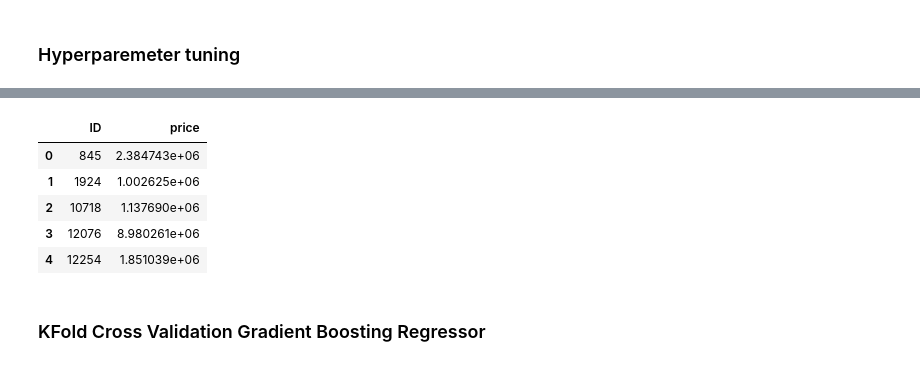
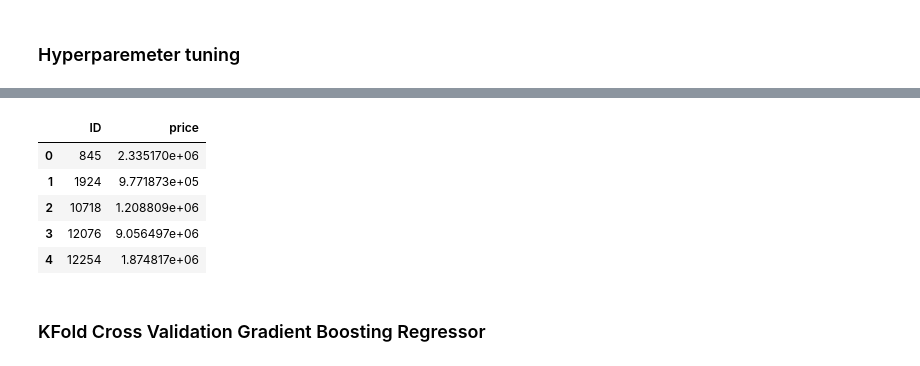
Before and after one commit to veronicaeyo/house_price_prediction, a Jupyter notebook: house_prediction.ipynb, the cells around one changed output, grey strips where cells are left out. Drawn from its saved outputs; the diff is of its cells as text; code cells hidden in the pictures.

```diff
--- a/house_prediction.ipynb
+++ b/house_prediction.ipynb
@@ -84,0 +140,5 @@ memory usage: 1.1+ MB
+# %%
+# create a new column 'title_rank' that contains the ranks of the 'title' column
+df['title_rank'] = df['title'].map(title_ranks)
+# %%
+df.drop('title', axis=1, inplace=True)
@@ -176,7 +272,7 @@ dtype: int64
 le = LabelEncoder()
 
 # encode location amd title
-for col in ["loc", "title"]:
+for col in ["loc", "region"]:
     le = le.fit(df_train[col])
     df_train[col] = le.transform(df_train[col])
     df_test[col] = le.transform(df_test[col])
@@ -389,24 +476,24 @@ RMSE: 580,149
 # %% [markdown]
 ### Hyperparemeter tuning
 # %%
-# Define the hyperparameters to tune
-param_grid = {
-    "n_estimators": [100, 200, 300],
-    "max_depth": [3, 5, 7],
-    "learning_rate": [0.01, 0.1, 1],
-}
+# # Define the hyperparameters to tune
+# param_grid = {
+#     "n_estimators": [100, 200, 300],
+#     "max_depth": [3, 5, 7],
+#     "learning_rate": [0.01, 0.1, 1],
+# }
 
-# Create a Gradient Boosting model
-model = GradientBoostingRegressor()
+# # Create a Gradient Boosting model
+# model = GradientBoostingRegressor()
 
-# Create a GridSearchCV object
-grid_search = GridSearchCV(
-    model, param_grid, cv=5, scoring="neg_root_mean_squared_error", n_jobs=-1
-)
+# # Create a GridSearchCV object
+# grid_search = GridSearchCV(
+#     model, param_grid, cv=5, scoring="neg_root_mean_squared_error", n_jobs=-1
+# )
 
-# Fit the GridSearchCV object to the training data
-grid_search.fit(X_train, y_train)
+# # Fit the GridSearchCV object to the training data
+# grid_search.fit(X_train, y_train)
 
-# Print the best hyperparameters and the corresponding RMSE score
-print("Best hyperparameters:", grid_search.best_params_)
-print("RMSE score:", f"{ -grid_search.best_score_:,.0f}")
+# # Print the best hyperparameters and the corresponding RMSE score
+# print("Best hyperparameters:", grid_search.best_params_)
+# print("RMSE score:", f"{ -grid_search.best_score_:,.0f}")
@@ -450,17 +534,18 @@ RMSE: 541,897
 # %%
 predictions = gb_model.predict(X_test)
 
 sample_sub['price'] = predictions
-sample_sub.to_csv('submissions/gb_regressor_tuned_sub.csv', index=False)
+sample_sub.to_csv('submissions/gb_regressor_tuned_feat_engineering.csv', index=False)
 sample_sub.head()
 
 # 362891.4090 on LB
+# 358028.1369 on LB with feature engeneering
 # %% [output]
 |  | ID | price |
-| 0 | 845 | 2.384743e+06 |
-| 1 | 1924 | 1.002625e+06 |
-| 2 | 10718 | 1.137690e+06 |
-| 3 | 12076 | 8.980261e+06 |
-| 4 | 12254 | 1.851039e+06 |
+| 0 | 845 | 2.335170e+06 |
+| 1 | 1924 | 9.771873e+05 |
+| 2 | 10718 | 1.208809e+06 |
+| 3 | 12076 | 9.056497e+06 |
+| 4 | 12254 | 1.874817e+06 |
 # %% [markdown]
 ### KFold Cross Validation Gradient Boosting Regressor
```
Also changed, not shown: parts of 38 cells of this notebook, 2 other files.
